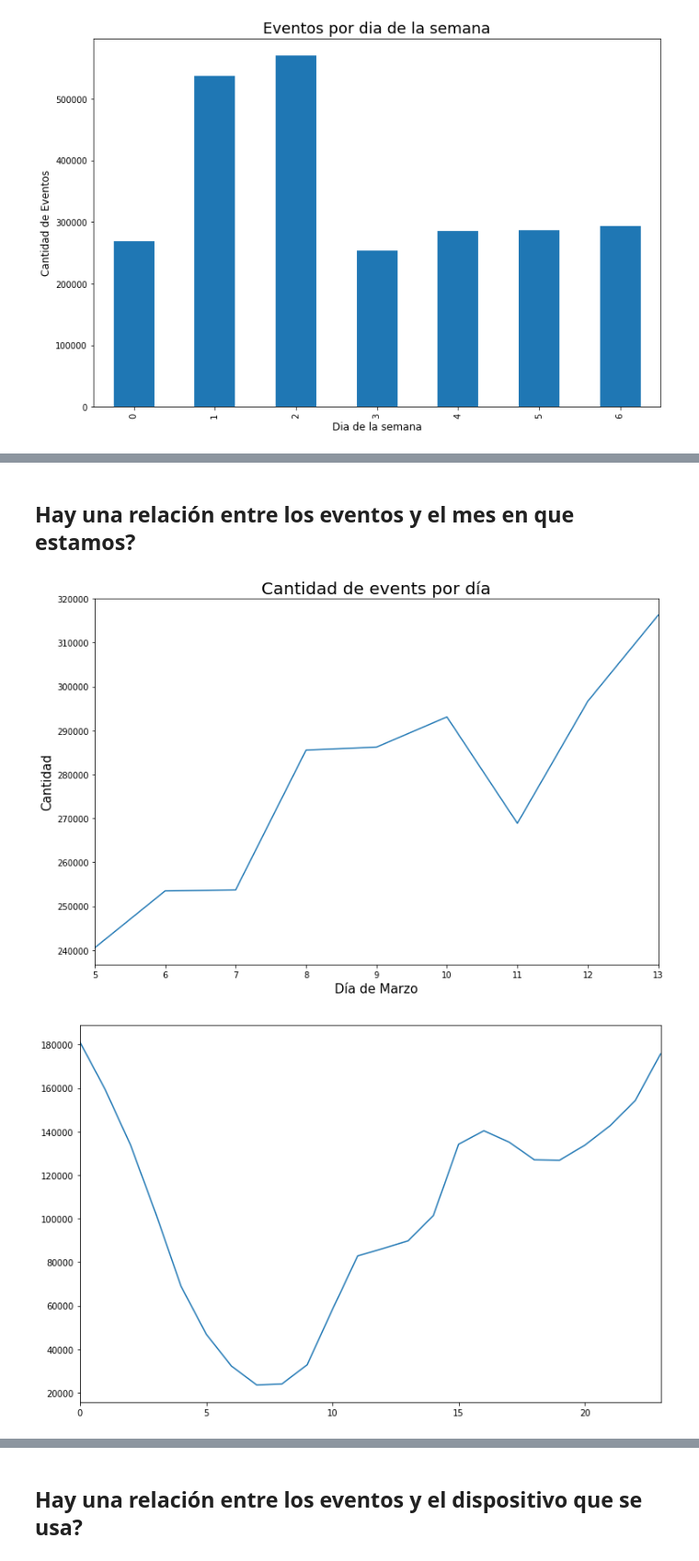
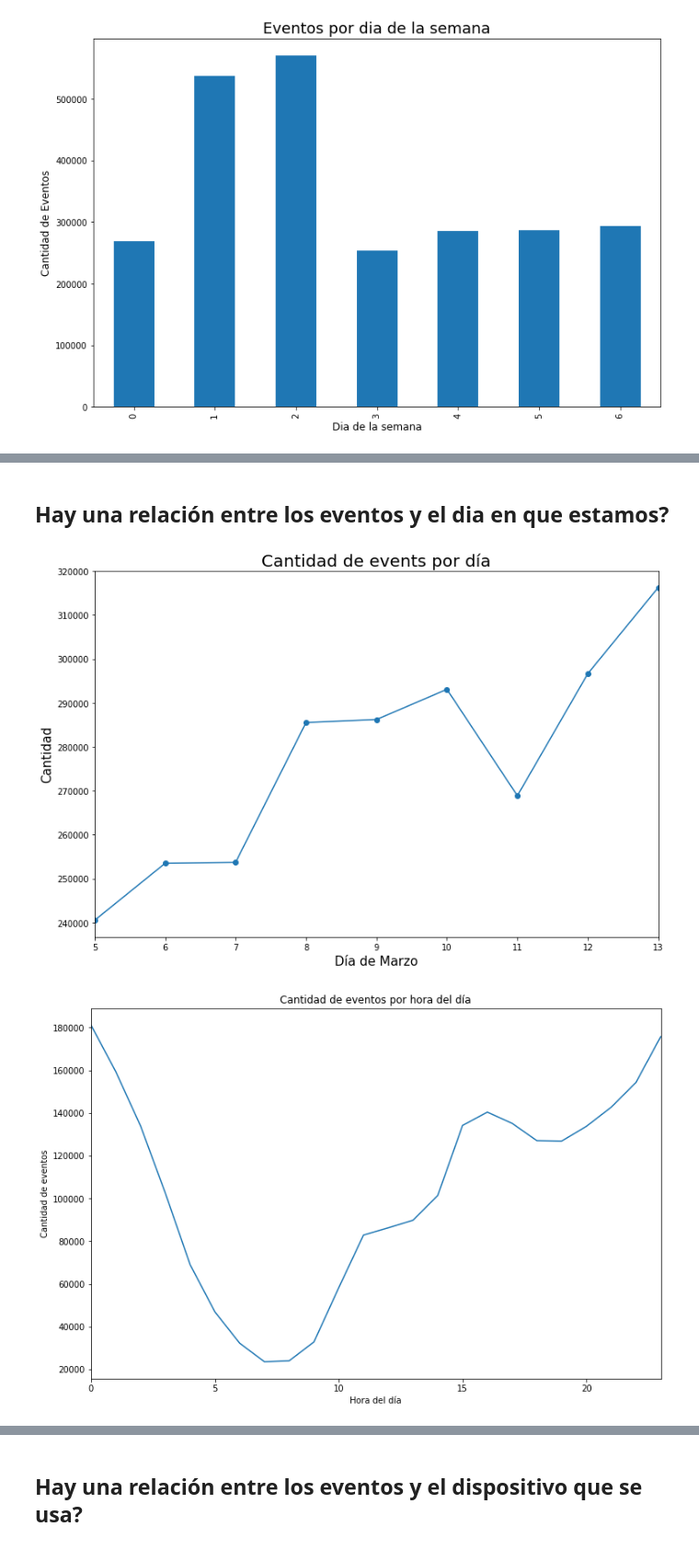
Before and after one commit to shizus/7506-1c2019, a Jupyter notebook: scripts/events.ipynb, the cells around one changed output, grey strips where cells are left out. Shown at 92% size. Cells and saved outputs as stored; diff of their text form; code cells hidden in the pictures.

Commit message:
Informe, events y corrección de graficos auctions

```diff
--- a/scripts/events.ipynb
+++ b/scripts/events.ipynb
@@ -134,3 +388,5 @@ del events['event_uuid']
+# %%
+events['kind'] = events['kind'].astype('category')
 # %%
 events['device_os'].value_counts()
 # %% [output]
@@ -139,6 +395,8 @@ events['device_os'].value_counts()
 2.7488313570525307e+18      6110
 5.916186881232351e+18        885
 Name: device_os, dtype: int64
+# %%
+events['device_os'] = events['device_os'].astype('category')
 # %%
 events['wifi'].value_counts()
 # %% [output]
@@ -156,3 +418,5 @@ Name: connection_type, dtype: int64
 events['connection_type'].memory_usage(deep=True)
 # %% [output]
 2494780
+# %%
+events['connection_type'] = events['connection_type'].astype('category')
@@ -159,3 +471,5 @@ events['connection_type'].memory_usage(deep=True)
+# %%
+events['device_language'] = events['device_language'].astype('category')
 # %%
 counts = events['device_language'].value_counts()
 indexes = counts[counts<7000].index
@@ -444,18 +779,21 @@ plt.show()
 # %% [markdown]
-## Hay una relación entre los eventos y el mes en que estamos?
+## Hay una relación entre los eventos y el dia en que estamos?
 # %%
-events['date'].dt.day.value_counts().sort_index().plot(figsize = (12,8))
+events['date'].dt.day.value_counts().sort_index().plot(marker = 'o', figsize = (12,8))
 plt.title('Cantidad de events por día', size = 20)
 plt.xlabel('Día de Marzo', size = 15)
 plt.ylabel('Cantidad', size = 15)
 plt.show()
 # %% [output]
-[figure, old version]
+[figure, new version]
 # %%
 events['date'].dt.hour.value_counts().sort_index().plot(figsize = (12,8))
+plt.title('Cantidad de eventos por hora del día')
+plt.xlabel('Hora del día')
+plt.ylabel('Cantidad de eventos')
 plt.show()
 # %% [output]
-[figure, old version]
+[figure, new version]
 # %%
 ref_types = events[['date', 'ref_type']].groupby(events['date'].dt.hour).agg({'ref_type' : 'value_counts'})
 ref_types['ref_type'].unstack().plot(kind = 'area', figsize = (12,8), title = 'Events por hora y ref_type')
```
Also changed, not shown: parts of 63 cells of this notebook, 3 other files.
